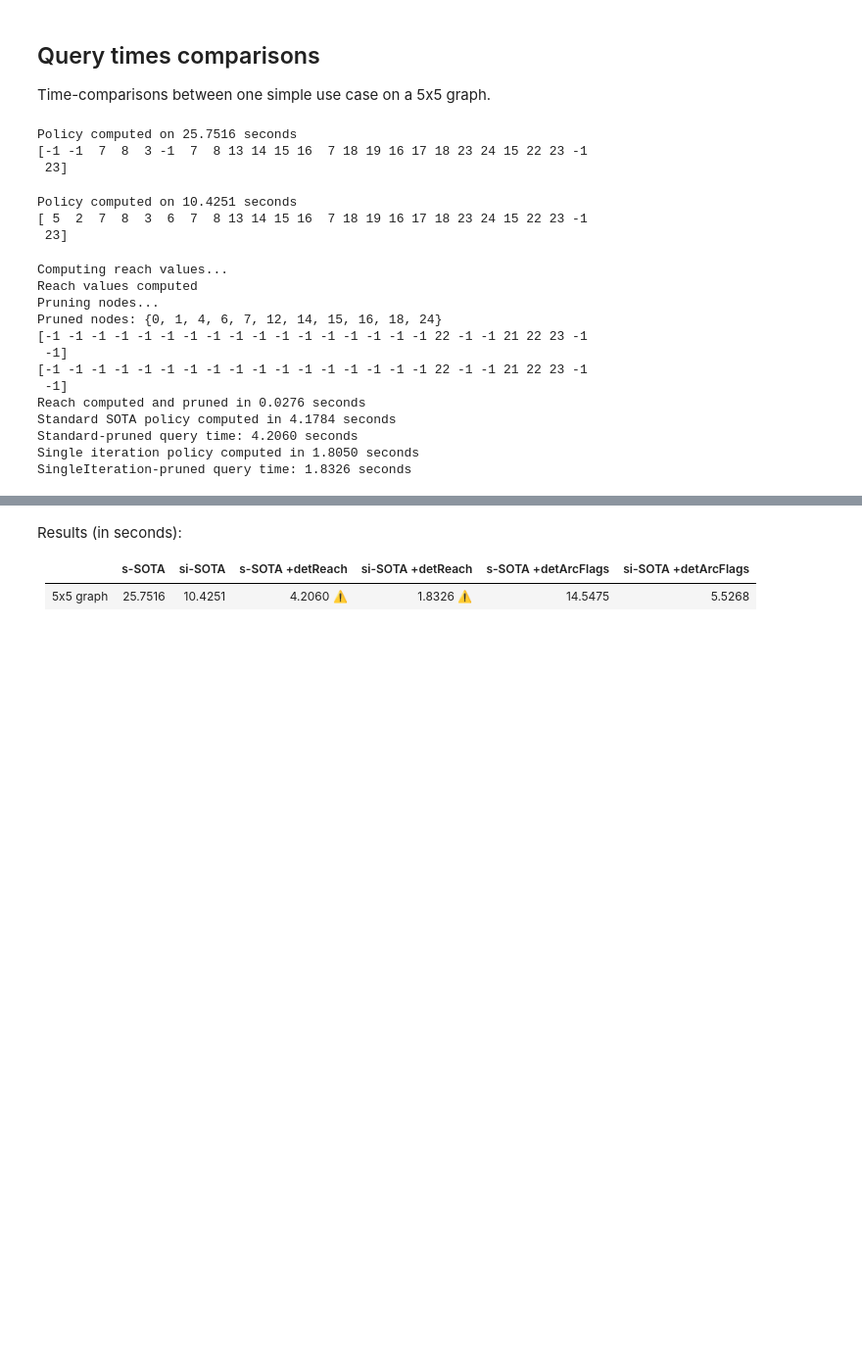
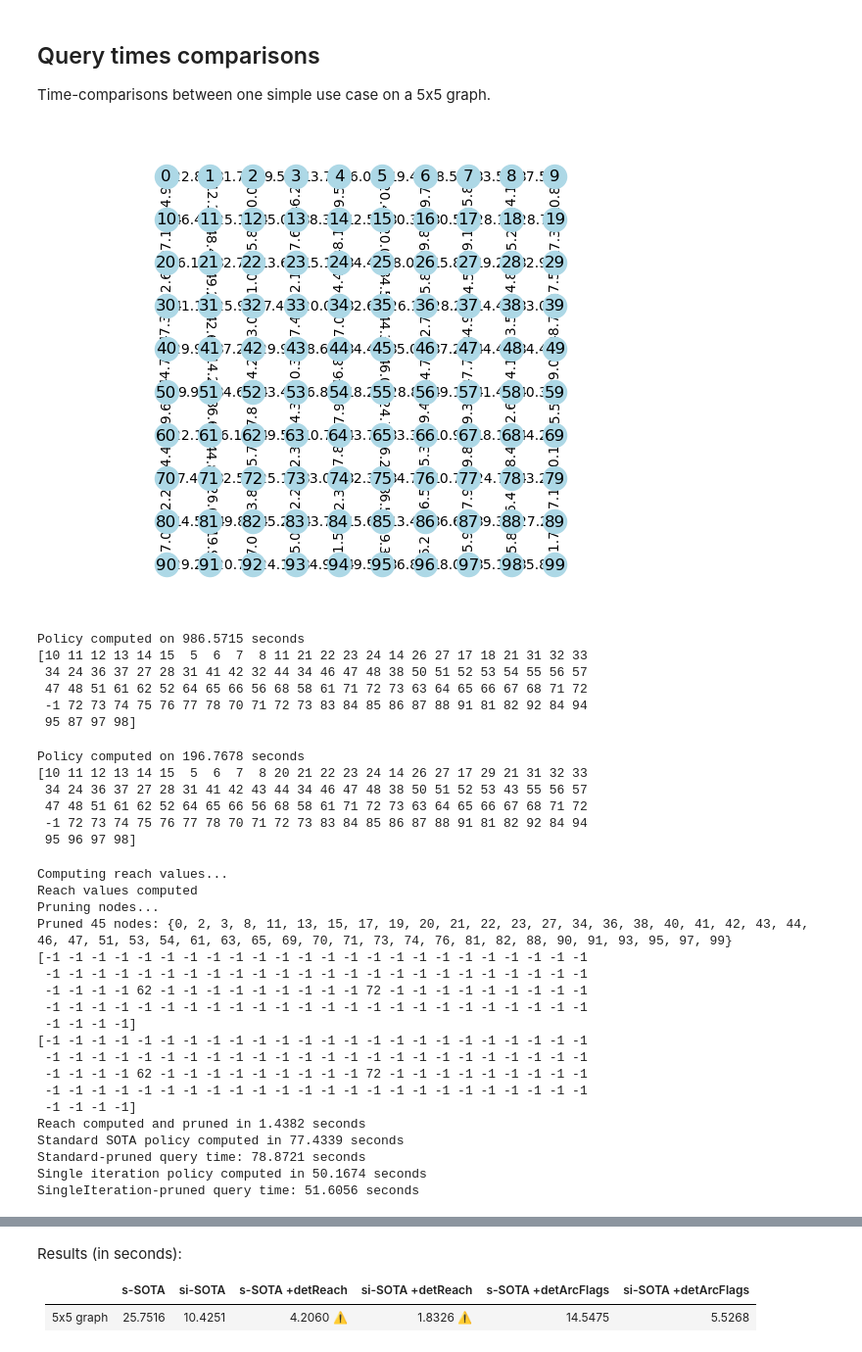
Before and after one commit to samuelepeirone/SOTA-py, a Jupyter notebook: notebook/SOTASolvers and Pruning techniques.ipynb, the cells around one changed output, grey strips where cells are left out. Shown: that part at 98% size. Cells and saved outputs as stored; diff of their text form; code cells hidden in the pictures; blank space fills up the shorter version.

```diff
--- a/notebook/SOTASolvers and Pruning techniques.ipynb
+++ b/notebook/SOTASolvers and Pruning techniques.ipynb
@@ -250,16 +250,23 @@ f.print_graph_sections()
 
 Time-comparisons between one simple use case on a 5x5 graph.
 # %%
-matrix = Matrix(5, 5, link_var_max=0.5)
+matrix = Matrix(10, 10)
 adj_matrix, var_matrix = matrix.compute_matrices()
 graph = StochasticGraph(adjacency_matrix=adj_matrix, variance_matrix=var_matrix)
+# %%
+graph.print_graph()
+# %% [output]
+[figure, added]
 # %%
 # standard sota solver
 
 import time
 
-destination_node = 23
-time_budget = 300
+destination_node = 72
+time_budget = 400
+
+adj_matrix, var_matrix = matrix.get_matrices()
+graph = StochasticGraph(adjacency_matrix=adj_matrix, variance_matrix=var_matrix)
 
 s = StandardSOTASolver(graph, destination_node, time_budget)
 
@@ -271,16 +278,22 @@ print(f"Policy computed on {end-start:.4f} seconds")
 
 print(s.get_policy_matrix()[:, -1])
 # %% [output]
-Policy computed on 25.7516 seconds
-[-1 -1  7  8  3 -1  7  8 13 14 15 16  7 18 19 16 17 18 23 24 15 22 23 -1
- 23]
+Policy computed on 986.5715 seconds
+[10 11 12 13 14 15  5  6  7  8 11 21 22 23 24 14 26 27 17 18 21 31 32 33
+ 34 24 36 37 27 28 31 41 42 32 44 34 46 47 48 38 50 51 52 53 54 55 56 57
+ 47 48 51 61 62 52 64 65 66 56 68 58 61 71 72 73 63 64 65 66 67 68 71 72
+ -1 72 73 74 75 76 77 78 70 71 72 73 83 84 85 86 87 88 91 81 82 92 84 94
+ 95 87 97 98]
 # %%
 # single iteration sota solver
 
 import time
 
-destination_node = 23
-time_budget = 300
+#destination_node = 23
+#time_budget = 300
+
+adj_matrix, var_matrix = matrix.get_matrices()
+graph = StochasticGraph(adjacency_matrix=adj_matrix, variance_matrix=var_matrix)
 
 s = SingleIterationSOTASolver(graph, destination_node, time_budget)
 
@@ -292,15 +305,18 @@ print(f"Policy computed on {end-start:.4f} seconds")
 
 print(s.get_policy_matrix()[:, -1])
 # %% [output]
-Policy computed on 10.4251 seconds
-[ 5  2  7  8  3  6  7  8 13 14 15 16  7 18 19 16 17 18 23 24 15 22 23 -1
- 23]
+Policy computed on 196.7678 seconds
+[10 11 12 13 14 15  5  6  7  8 20 21 22 23 24 14 26 27 17 29 21 31 32 33
+ 34 24 36 37 27 28 31 41 42 43 44 34 46 47 48 38 50 51 52 53 43 55 56 57
+ 47 48 51 61 62 52 64 65 66 56 68 58 61 71 72 73 63 64 65 66 67 68 71 72
+ -1 72 73 74 75 76 77 78 70 71 72 73 83 84 85 86 87 88 91 81 82 92 84 94
+ 95 96 97 98]
 # %%
 # reach
 
 import time
 
-destination_node = 23
+#destination_node = 23
 
 adj_matrix, var_matrix = matrix.get_matrices()
 graph = StochasticGraph(adjacency_matrix=adj_matrix, variance_matrix=var_matrix)
@@ -335,16 +351,22 @@ print(f"SingleIteration-pruned query time: {end_iterative-start_iterative+reach_
 Computing reach values...
 Reach values computed
 Pruning nodes...
-Pruned nodes: {0, 1, 4, 6, 7, 12, 14, 15, 16, 18, 24}
-[-1 -1 -1 -1 -1 -1 -1 -1 -1 -1 -1 -1 -1 -1 -1 -1 -1 22 -1 -1 21 22 23 -1
- -1]
-[-1 -1 -1 -1 -1 -1 -1 -1 -1 -1 -1 -1 -1 -1 -1 -1 -1 22 -1 -1 21 22 23 -1
- -1]
-Reach computed and pruned in 0.0276 seconds
-Standard SOTA policy computed in 4.1784 seconds
-Standard-pruned query time: 4.2060 seconds
-Single iteration policy computed in 1.8050 seconds
-SingleIteration-pruned query time: 1.8326 seconds
+Pruned 45 nodes: {0, 2, 3, 8, 11, 13, 15, 17, 19, 20, 21, 22, 23, 27, 34, 36, 38, 40, 41, 42, 43, 44, 46, 47, 51, 53, 54, 61, 63, 65, 69, 70, 71, 73, 74, 76, 81, 82, 88, 90, 91, 93, 95, 97, 99}
+[-1 -1 -1 -1 -1 -1 -1 -1 -1 -1 -1 -1 -1 -1 -1 -1 -1 -1 -1 -1 -1 -1 -1 -1
+ -1 -1 -1 -1 -1 -1 -1 -1 -1 -1 -1 -1 -1 -1 -1 -1 -1 -1 -1 -1 -1 -1 -1 -1
+ -1 -1 -1 -1 62 -1 -1 -1 -1 -1 -1 -1 -1 -1 72 -1 -1 -1 -1 -1 -1 -1 -1 -1
+ -1 -1 -1 -1 -1 -1 -1 -1 -1 -1 -1 -1 -1 -1 -1 -1 -1 -1 -1 -1 -1 -1 -1 -1
+ -1 -1 -1 -1]
+[-1 -1 -1 -1 -1 -1 -1 -1 -1 -1 -1 -1 -1 -1 -1 -1 -1 -1 -1 -1 -1 -1 -1 -1
+ -1 -1 -1 -1 -1 -1 -1 -1 -1 -1 -1 -1 -1 -1 -1 -1 -1 -1 -1 -1 -1 -1 -1 -1
+ -1 -1 -1 -1 62 -1 -1 -1 -1 -1 -1 -1 -1 -1 72 -1 -1 -1 -1 -1 -1 -1 -1 -1
+ -1 -1 -1 -1 -1 -1 -1 -1 -1 -1 -1 -1 -1 -1 -1 -1 -1 -1 -1 -1 -1 -1 -1 -1
+ -1 -1 -1 -1]
+Reach computed and pruned in 1.4382 seconds
+Standard SOTA policy computed in 77.4339 seconds
+Standard-pruned query time: 78.8721 seconds
+Single iteration policy computed in 50.1674 seconds
+SingleIteration-pruned query time: 51.6056 seconds
 # %%
 # arcflags
 
```
Also changed, not shown: parts of 3 cells of this notebook, 10 other files.
